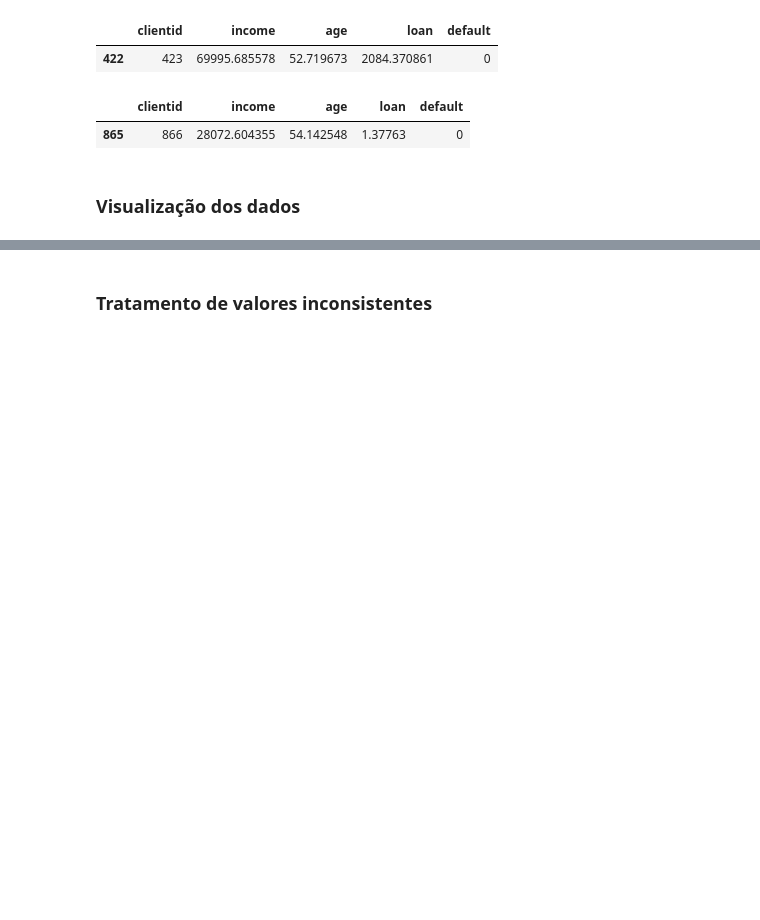
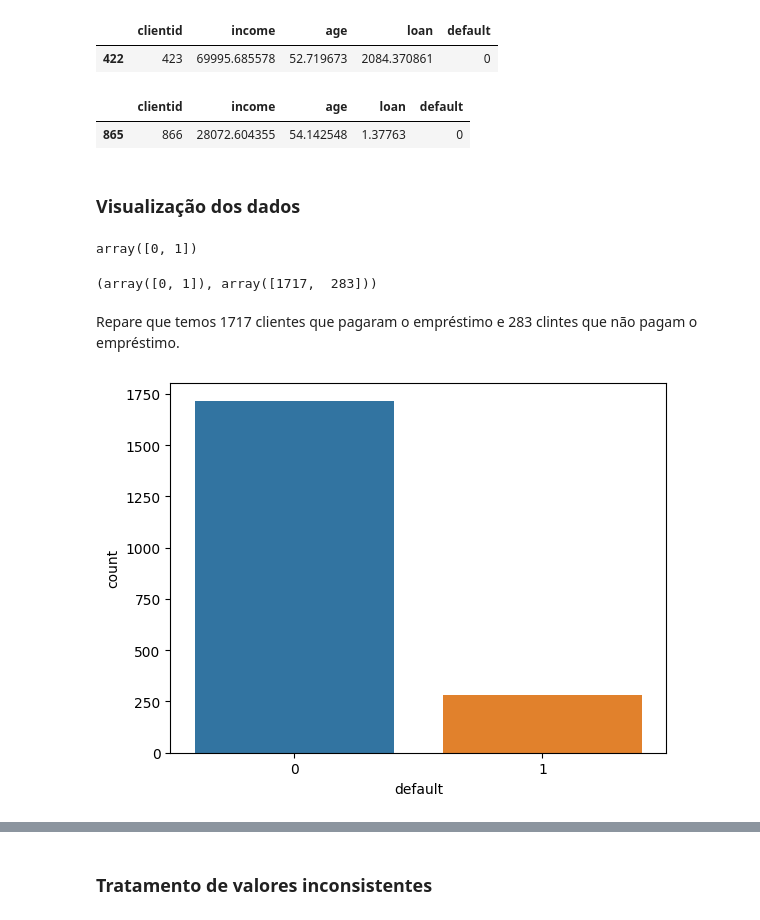
Before and after one commit to maykends/-Data_science_studies, a Jupyter notebook: Machine_Learning_e_Data_Science_com_Python_de_A_à_Z_Classificação.ipynb, the cells around one changed output, grey strips where cells are left out. Drawn from its saved outputs; the diff is of its cells as text; code cells hidden in the pictures; blank space fills up the shorter version.

```diff
--- a/Machine_Learning_e_Data_Science_com_Python_de_A_à_Z_Classificação.ipynb
+++ b/Machine_Learning_e_Data_Science_com_Python_de_A_à_Z_Classificação.ipynb
@@ -151,3 +151,19 @@ base_credit[base_credit['loan'] <= 1.377630]
 | 865 | 866 | 28072.604355 | 54.142548 | 1.37763 | 0 |
 # %% [markdown]
 ### Visualização dos dados
+# %%
+np.unique(base_credit['default']) # Contar a os valores unicos que existe no atributo META
+# %% [output]
+array([0, 1])
+# %%
+np.unique(base_credit['default'], return_counts=True) # retornar a quantidade = base de dados desbalanceada
+# %% [output]
+(array([0, 1]), array([1717,  283]))
+# %% [markdown]
+Repare que temos 1717 clientes que pagaram o empréstimo e 283 clintes que não pagam o empréstimo.
+# %%
+# sns.countplot(x = base_credit['default']) # faz a contagem de quantios registros existe em cada uma sobre a classe
+
+sns.countplot(x = base_credit['default']); # retorna apenas o gráfico
+# %% [output]
+[figure, added]
```
Also changed, not shown: parts of 9 cells of this notebook.
